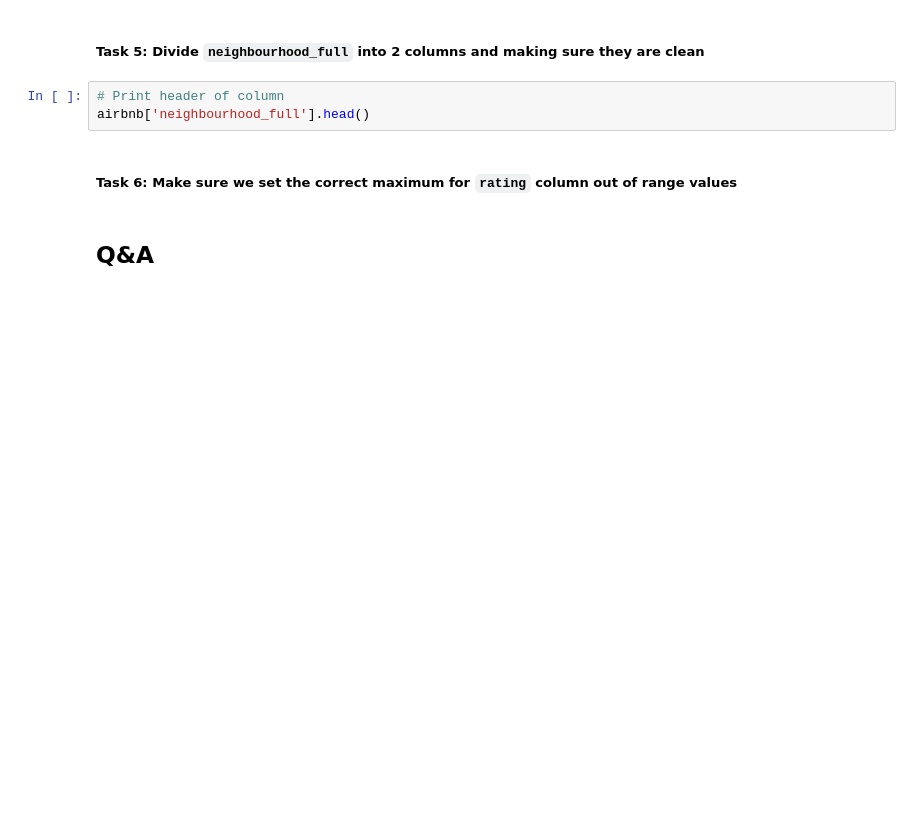
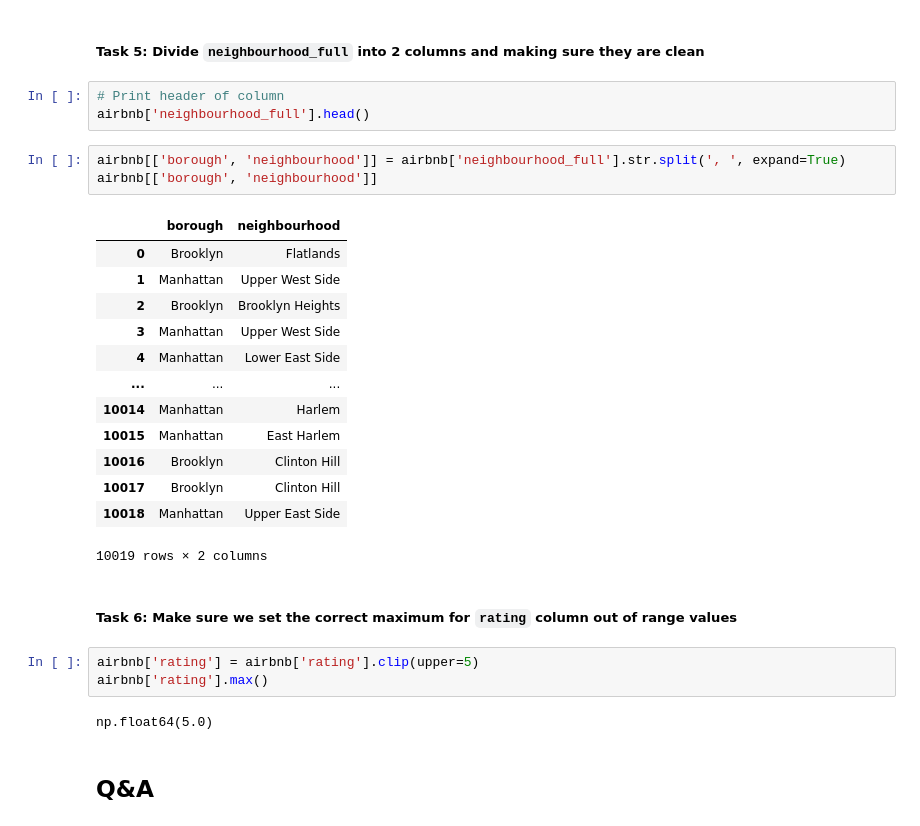
Before and after one commit to simioon/descriptive-statistics-meanlads, a Jupyter notebook: data-cleansing-visualization/Cleaning_Data_in_Python_live_session.ipynb, the cells around one changed output. Drawn from its saved outputs; the diff is of its cells as text; blank space fills up the shorter version.

```diff
--- a/data-cleansing-visualization/Cleaning_Data_in_Python_live_session.ipynb
+++ b/data-cleansing-visualization/Cleaning_Data_in_Python_live_session.ipynb
@@ -352,8 +352,30 @@ airbnb['room_type'].unique()
 # %%
 # Print header of column
 airbnb['neighbourhood_full'].head()
+# %%
+airbnb[['borough', 'neighbourhood']] = airbnb['neighbourhood_full'].str.split(', ', expand=True)
+airbnb[['borough', 'neighbourhood']]
+# %% [output]
+|  | borough | neighbourhood |
+| 0 | Brooklyn | Flatlands |
+| 1 | Manhattan | Upper West Side |
+| 2 | Brooklyn | Brooklyn Heights |
+| 3 | Manhattan | Upper West Side |
+| 4 | Manhattan | Lower East Side |
+| ... | ... | ... |
+| 10014 | Manhattan | Harlem |
+| 10015 | Manhattan | East Harlem |
+| 10016 | Brooklyn | Clinton Hill |
+| 10017 | Brooklyn | Clinton Hill |
+| 10018 | Manhattan | Upper East Side |
+10019 rows × 2 columns
 # %% [markdown]
 ##### **Task 6:** Make sure we set the correct maximum for `rating` column out of range values
+# %%
+airbnb['rating'] = airbnb['rating'].clip(upper=5)
+airbnb['rating'].max()
+# %% [output]
+np.float64(5.0)
 # %% [markdown]
 ## **Q&A**
 # %% [markdown]
```
